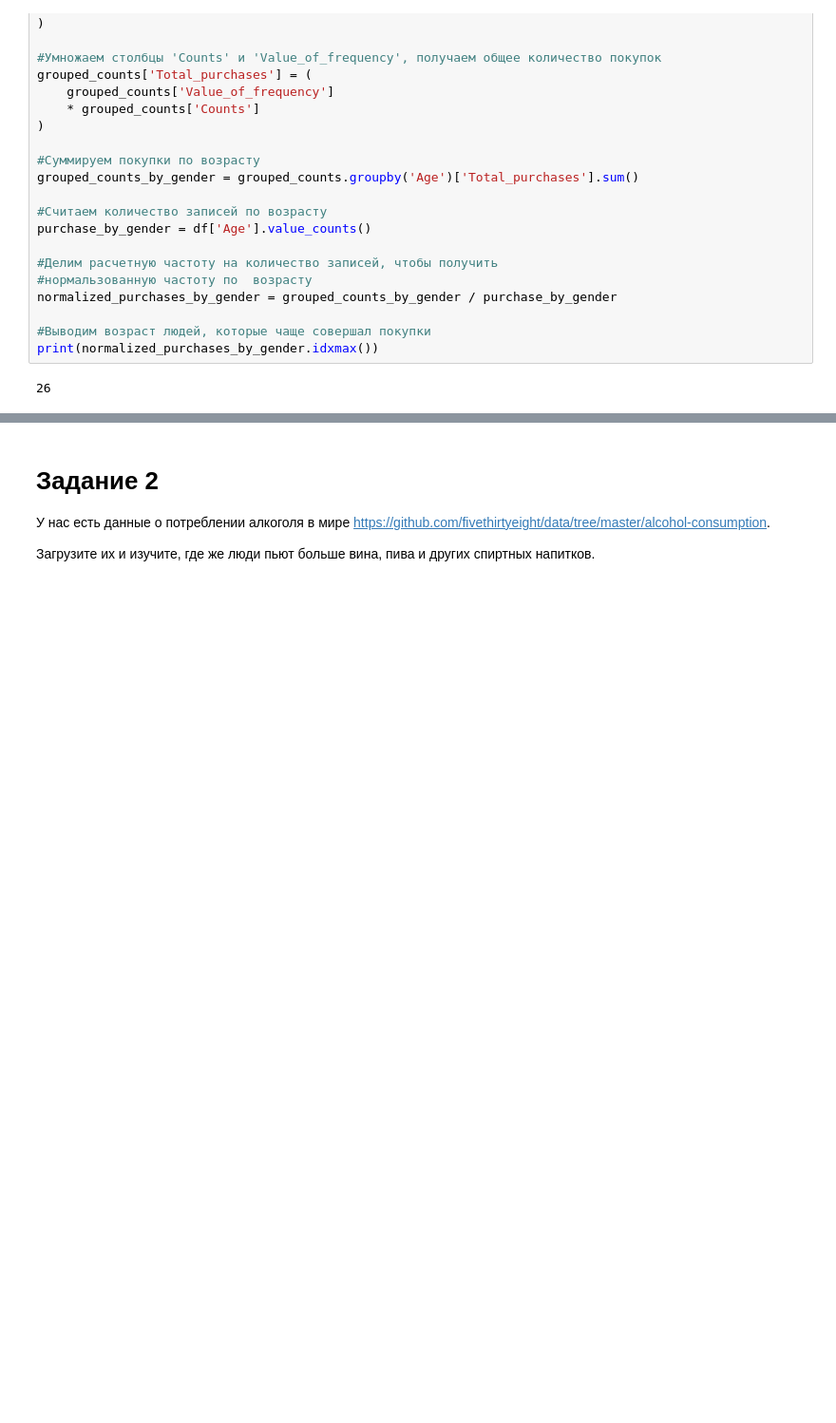
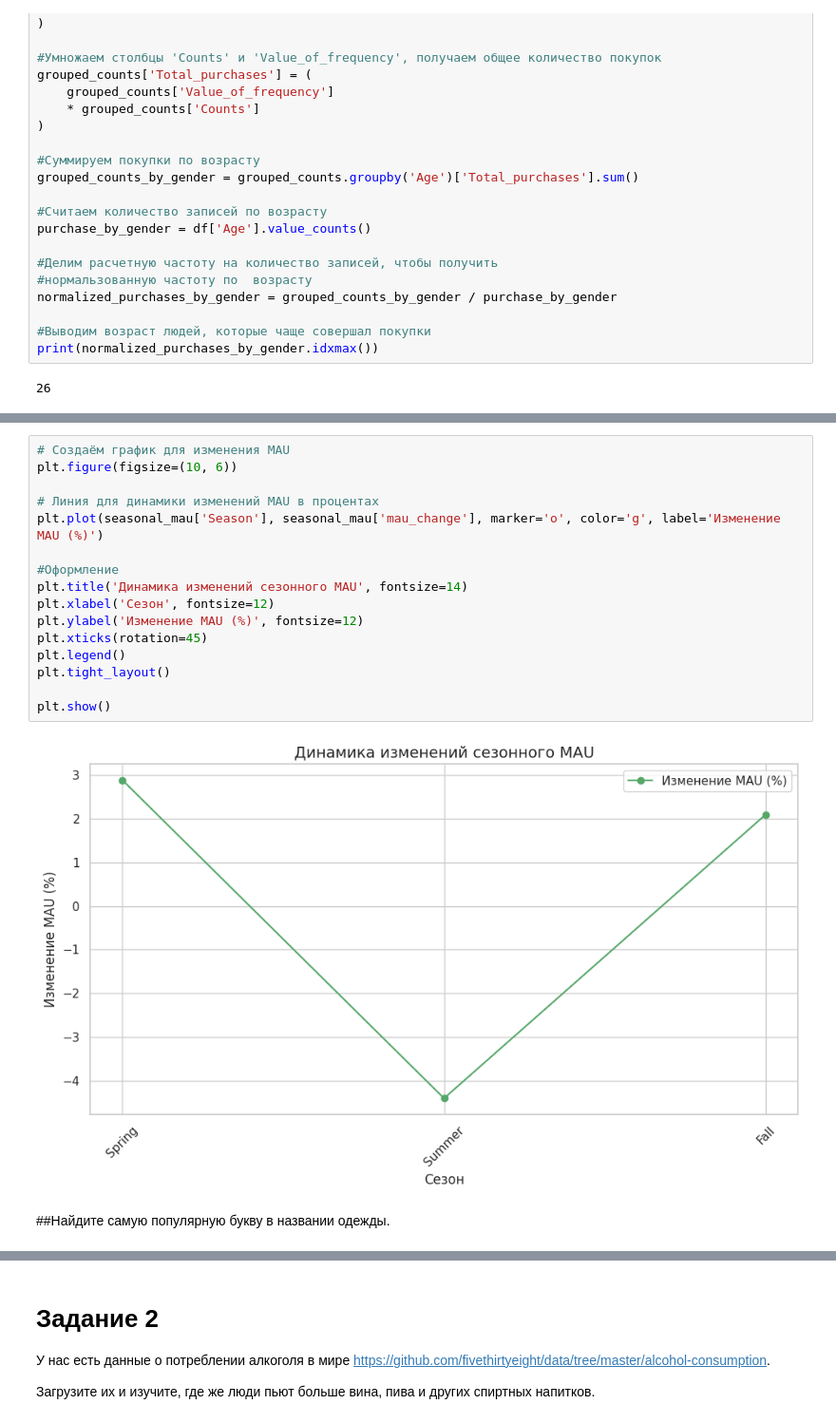
Before and after one commit to joindar32/WB_course, a Jupyter notebook: PythonTasks/WB_DA_Python_HW.ipynb, the cells around one changed output, grey strips where cells are left out. Shown at 95% size. Cells and saved outputs as stored; diff of their text form; blank space fills up the shorter version.

```diff
--- a/PythonTasks/WB_DA_Python_HW.ipynb
+++ b/PythonTasks/WB_DA_Python_HW.ipynb
@@ -232,0 +322,20 @@ print(f"Возраст, покупающий самые дорогие това
+# %%
+# Создаём график для изменения MAU
+plt.figure(figsize=(10, 6))
+
+# Линия для динамики изменений MAU в процентах
+plt.plot(seasonal_mau['Season'], seasonal_mau['mau_change'], marker='o', color='g', label='Изменение MAU (%)')
+
+#Оформление
+plt.title('Динамика изменений сезонного MAU', fontsize=14)
+plt.xlabel('Сезон', fontsize=12)
+plt.ylabel('Изменение MAU (%)', fontsize=12)
+plt.xticks(rotation=45)
+plt.legend()
+plt.tight_layout()
+
+plt.show()
+# %% [output]
+[figure, added]
+# %% [markdown]
+##Найдите самую популярную букву в названии одежды.
```
Also changed, not shown: parts of 23 cells of this notebook.
